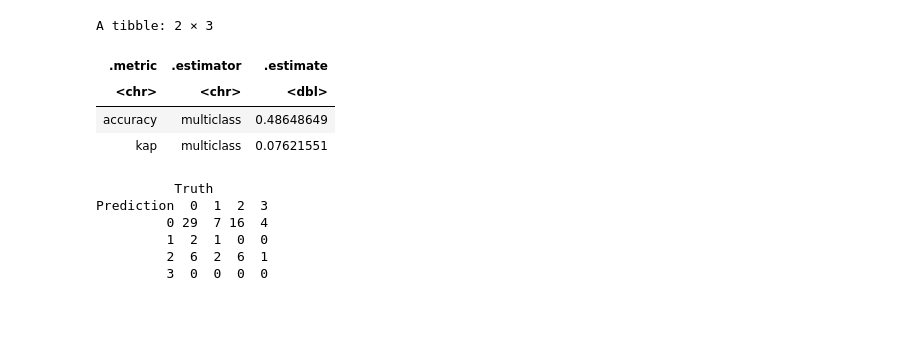
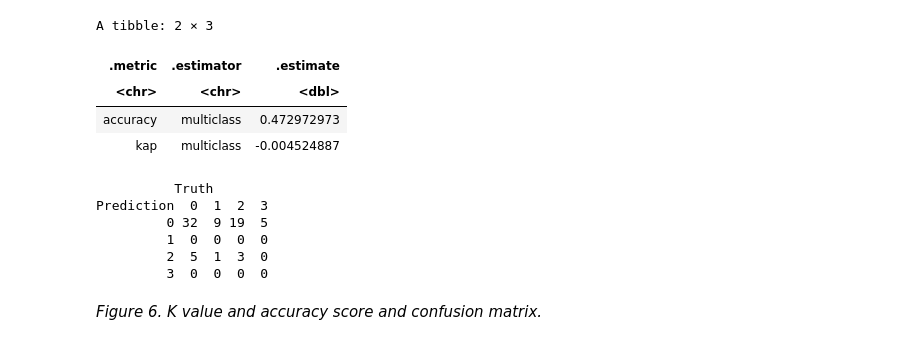
Before and after one commit to riddhibattu/DSCI_heart_project, a Jupyter notebook: Heart analysis.ipynb, the cells around one changed output. Cells and saved outputs as stored; diff of their text form; code cells hidden in the pictures; blank space fills up the shorter version.

```diff
--- a/Heart analysis.ipynb
+++ b/Heart analysis.ipynb
@@ -141,33 +149,35 @@ A tibble: 1 × 7
 # %%
-knn_spec_2 <- nearest_neighbor(weight_func = "rectangular", neighbors = 9) %>%
+knn_spec_2 <- nearest_neighbor(weight_func = "rectangular", neighbors = 71) %>%
 set_engine("kknn") %>%
 set_mode("classification")
 
 heart_fit_2 <- workflow() %>%
 add_model(knn_spec_2) %>%
 add_recipe(heart_recipe) %>%
 fit(heart_training)
 
 heart_predict <- predict(heart_fit_2, heart_testing) %>%
 bind_cols(heart_testing)
 
 heart_metrics <- metrics(heart_predict, truth = cp, estimate = .pred_class)
 
 heart_conf_mat <- heart_predict %>%
 conf_mat(truth = cp, estimate = .pred_class)
 
 heart_metrics
 
 heart_conf_mat
 # %% [output]
 A tibble: 2 × 3
 | .metric | .estimator | .estimate |
 | <chr> | <chr> | <dbl> |
-| accuracy | multiclass | 0.48648649 |
-| kap | multiclass | 0.07621551 |
+| accuracy | multiclass | 0.472972973 |
+| kap | multiclass | -0.004524887 |
           Truth
 Prediction  0  1  2  3
-         0 29  7 16  4
-         1  2  1  0  0
-         2  6  2  6  1
+         0 32  9 19  5
+         1  0  0  0  0
+         2  5  1  3  0
          3  0  0  0  0
+# %% [markdown]
+*Figure 6. K value and accuracy score and confusion matrix.*
```
Also changed, not shown: parts of 22 cells of this notebook.
